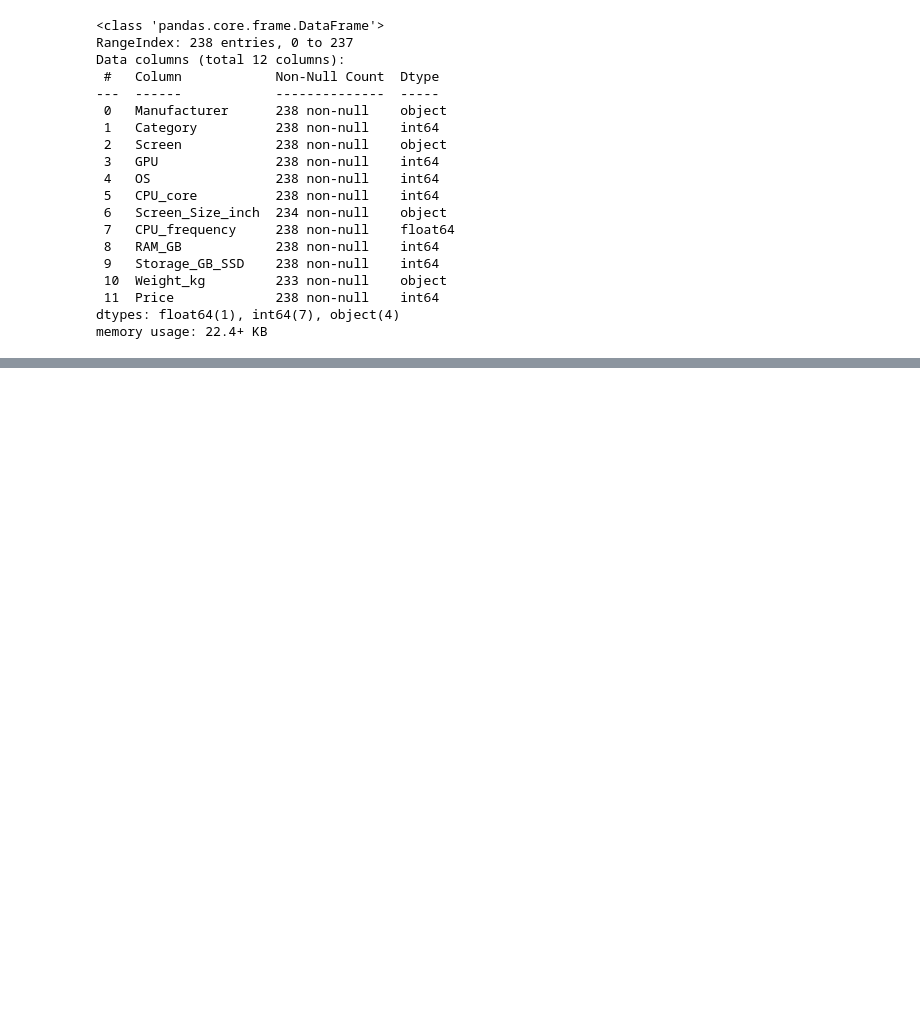
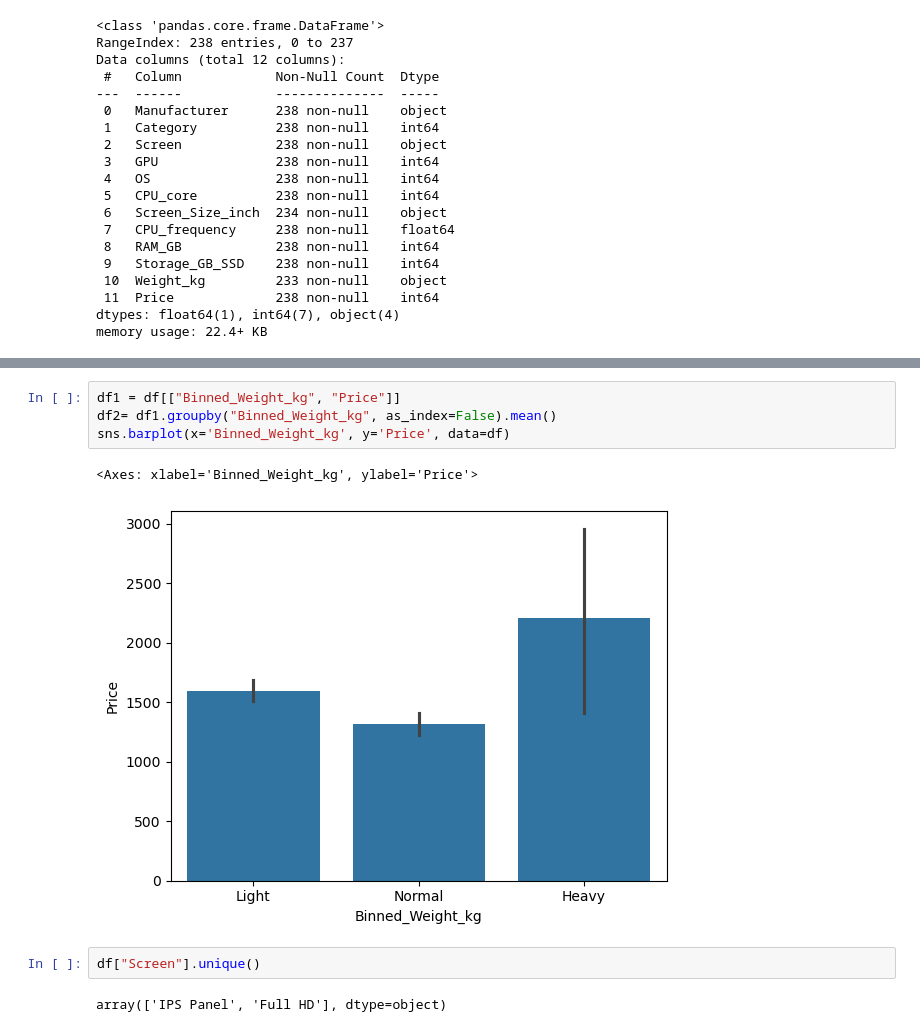
Before and after one commit to zahra-ahmadbeigloo/Data-analysis-projects, a Jupyter notebook: Laptop-Price-Analysis/Laptop-Price-Analysis.ipynb, the cells around one changed output, grey strips where cells are left out. Drawn from its saved outputs; the diff is of its cells as text; blank space fills up the shorter version.

```diff
--- a/Laptop-Price-Analysis/Laptop-Price-Analysis.ipynb
+++ b/Laptop-Price-Analysis/Laptop-Price-Analysis.ipynb
@@ -51,0 +107,11 @@ dtype: object
+# %%
+df1 = df[["Binned_Weight_kg", "Price"]]
+df2= df1.groupby("Binned_Weight_kg", as_index=False).mean()
+sns.barplot(x='Binned_Weight_kg', y='Price', data=df)
+# %% [output]
+<Axes: xlabel='Binned_Weight_kg', ylabel='Price'>
+[figure, added]
+# %%
+df["Screen"].unique()
+# %% [output]
+array(['IPS Panel', 'Full HD'], dtype=object)
```
Also changed, not shown: parts of 39 cells of this notebook.
